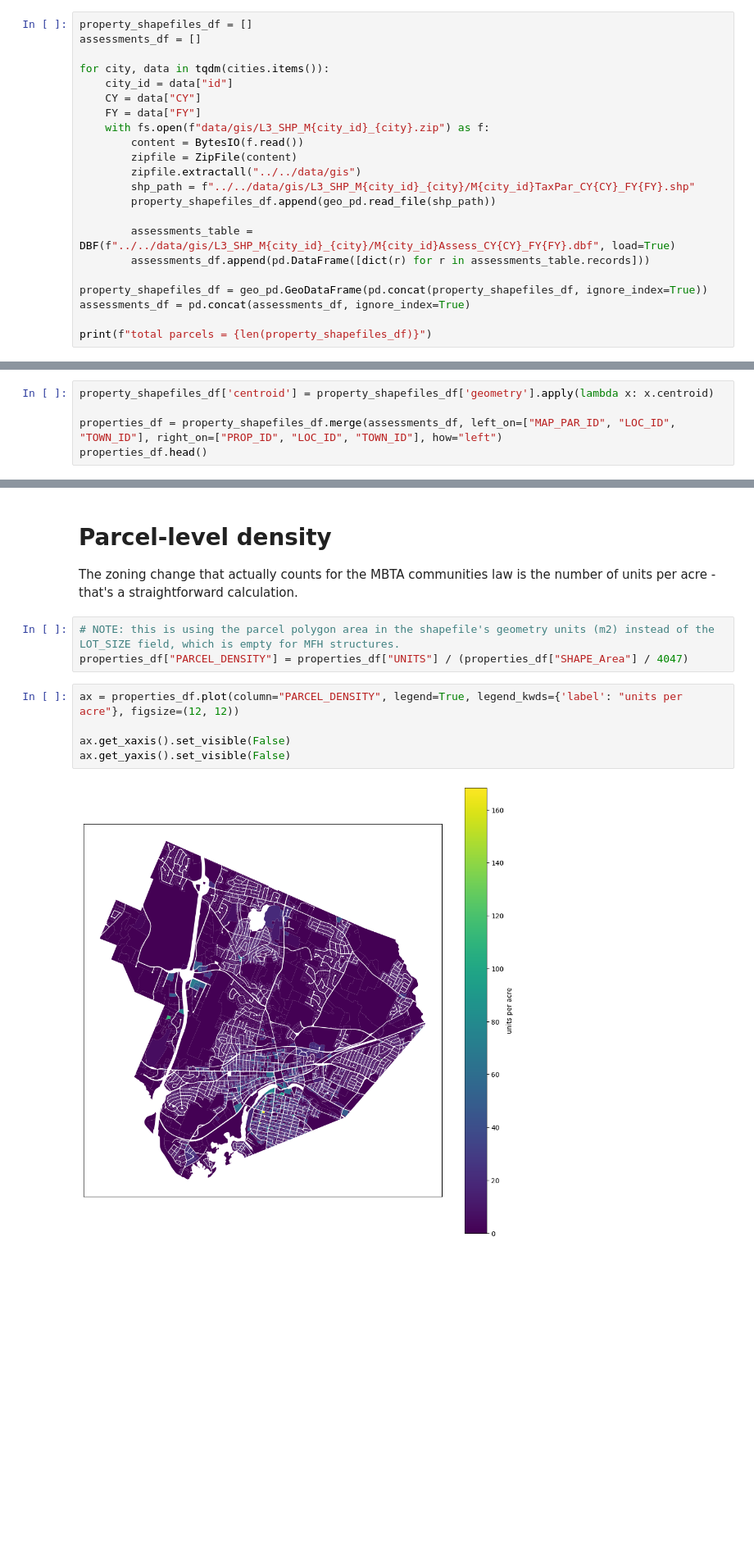
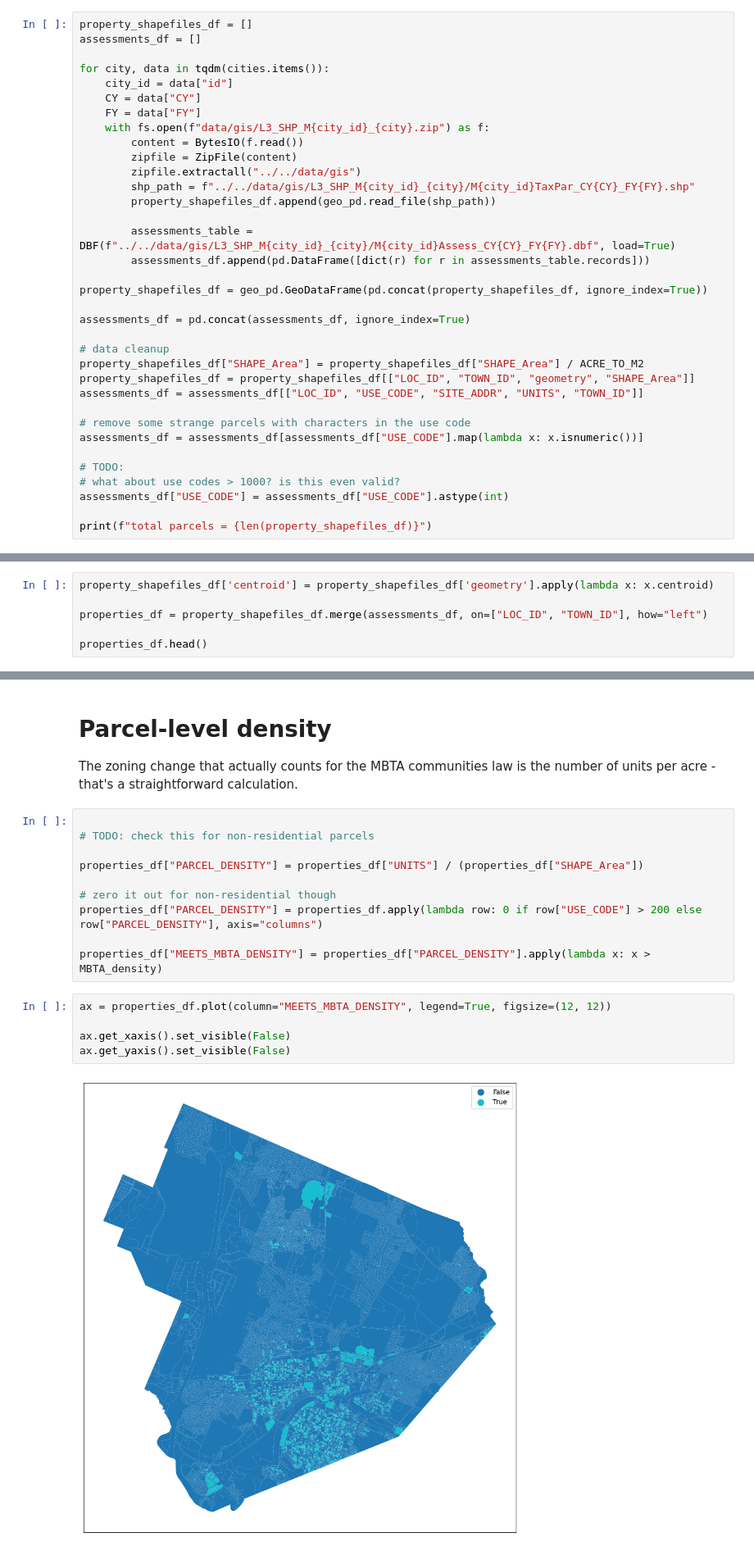
Before and after one commit to tjrileywisc/waltham_gis, a Jupyter notebook: investigations/housing_density/notebook.ipynb, the cells around one changed output, grey strips where cells are left out. Shown at 82% size. Drawn from its saved outputs; the diff is of its cells as text; blank space fills up the shorter version.

Commit message:
Use Shape area instead of lot size (#26)

```diff
--- a/investigations/housing_density/notebook.ipynb
+++ b/investigations/housing_density/notebook.ipynb
@@ -89,8 +93,21 @@ for city, data in tqdm(cities.items()):
         assessments_df.append(pd.DataFrame([dict(r) for r in assessments_table.records]))
 
 property_shapefiles_df = geo_pd.GeoDataFrame(pd.concat(property_shapefiles_df, ignore_index=True))
+
 assessments_df = pd.concat(assessments_df, ignore_index=True)
 
+# data cleanup
+property_shapefiles_df["SHAPE_Area"] = property_shapefiles_df["SHAPE_Area"] / ACRE_TO_M2
+property_shapefiles_df = property_shapefiles_df[["LOC_ID", "TOWN_ID", "geometry", "SHAPE_Area"]]
+assessments_df = assessments_df[["LOC_ID", "USE_CODE", "SITE_ADDR", "UNITS", "TOWN_ID"]]
+
+# remove some strange parcels with characters in the use code
+assessments_df = assessments_df[assessments_df["USE_CODE"].map(lambda x: x.isnumeric())]
+
+# TODO:
+# what about use codes > 1000? is this even valid?
+assessments_df["USE_CODE"] = assessments_df["USE_CODE"].astype(int)
+
 print(f"total parcels = {len(property_shapefiles_df)}")
 # %% [output]
 total parcels = 70705
@@ -123,6 +132,7 @@ Index(['SHAPE_Leng', 'SHAPE_Area', 'MAP_PAR_ID', 'LOC_ID', 'POLY_TYPE',
 # %%
 property_shapefiles_df['centroid'] = property_shapefiles_df['geometry'].apply(lambda x: x.centroid)
 
-properties_df = property_shapefiles_df.merge(assessments_df, left_on=["MAP_PAR_ID", "LOC_ID", "TOWN_ID"], right_on=["PROP_ID", "LOC_ID", "TOWN_ID"], how="left")
+properties_df = property_shapefiles_df.merge(assessments_df, on=["LOC_ID", "TOWN_ID"], how="left")
+
 properties_df.head()
 # %% [output]
@@ -280,13 +290,20 @@ sns.histplot(data=filtered_df, x="LOCAL_DENSITY", kde=False)
 # Parcel-level density
 
 The zoning change that actually counts for the MBTA communities law is the number of units per acre - that's a straightforward calculation.
-# %%
-# NOTE: this is using the parcel polygon area in the shapefile's geometry units (m2) instead of the LOT_SIZE field, which is empty for MFH structures.
-properties_df["PARCEL_DENSITY"] = properties_df["UNITS"] / (properties_df["SHAPE_Area"] / 4047)
+# %%
+
+# TODO: check this for non-residential parcels
+
+properties_df["PARCEL_DENSITY"] = properties_df["UNITS"] / (properties_df["SHAPE_Area"])
+
+# zero it out for non-residential though
+properties_df["PARCEL_DENSITY"] = properties_df.apply(lambda row: 0 if row["USE_CODE"] > 200 else row["PARCEL_DENSITY"], axis="columns")
+
+properties_df["MEETS_MBTA_DENSITY"] = properties_df["PARCEL_DENSITY"].apply(lambda x: x > MBTA_density)
 # %%
-ax = properties_df.plot(column="PARCEL_DENSITY", legend=True, legend_kwds={'label': "units per acre"}, figsize=(12, 12))
+ax = properties_df.plot(column="MEETS_MBTA_DENSITY", legend=True, figsize=(12, 12))
 
 ax.get_xaxis().set_visible(False)
 ax.get_yaxis().set_visible(False)
 # %% [output]
-[figure, old version]
+[figure, new version]
```
Also changed, not shown: parts of 23 cells of this notebook, 1 other file.
